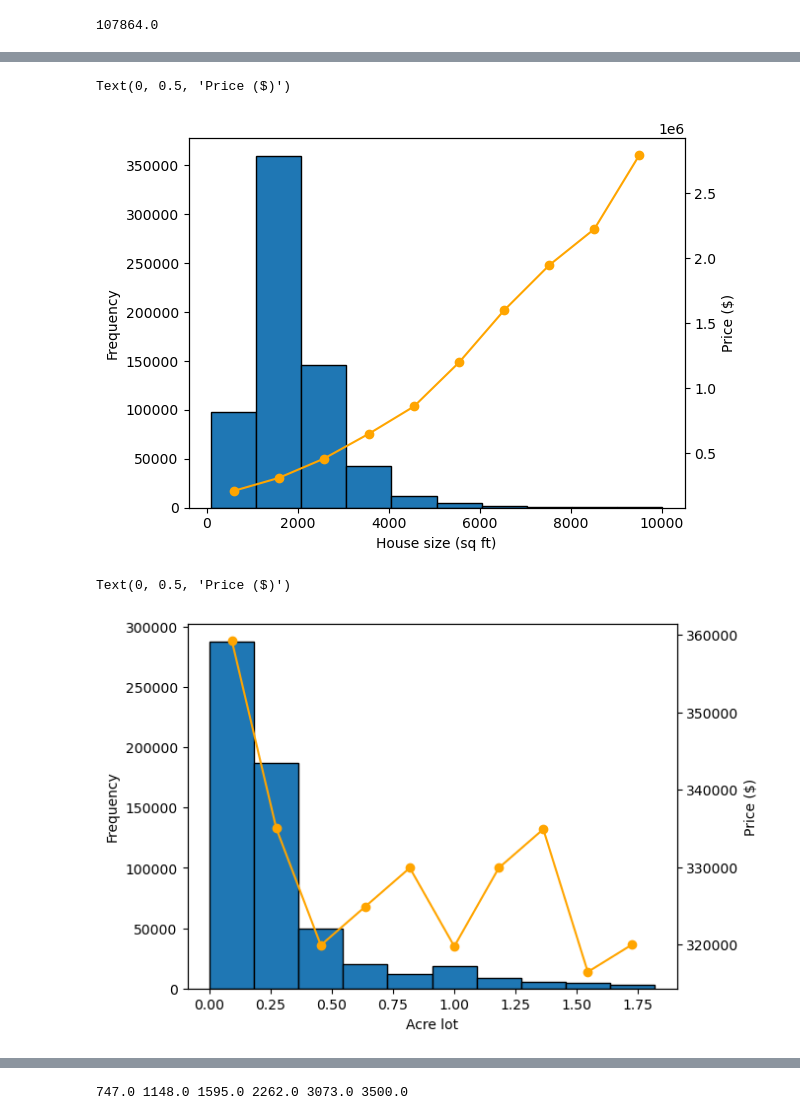
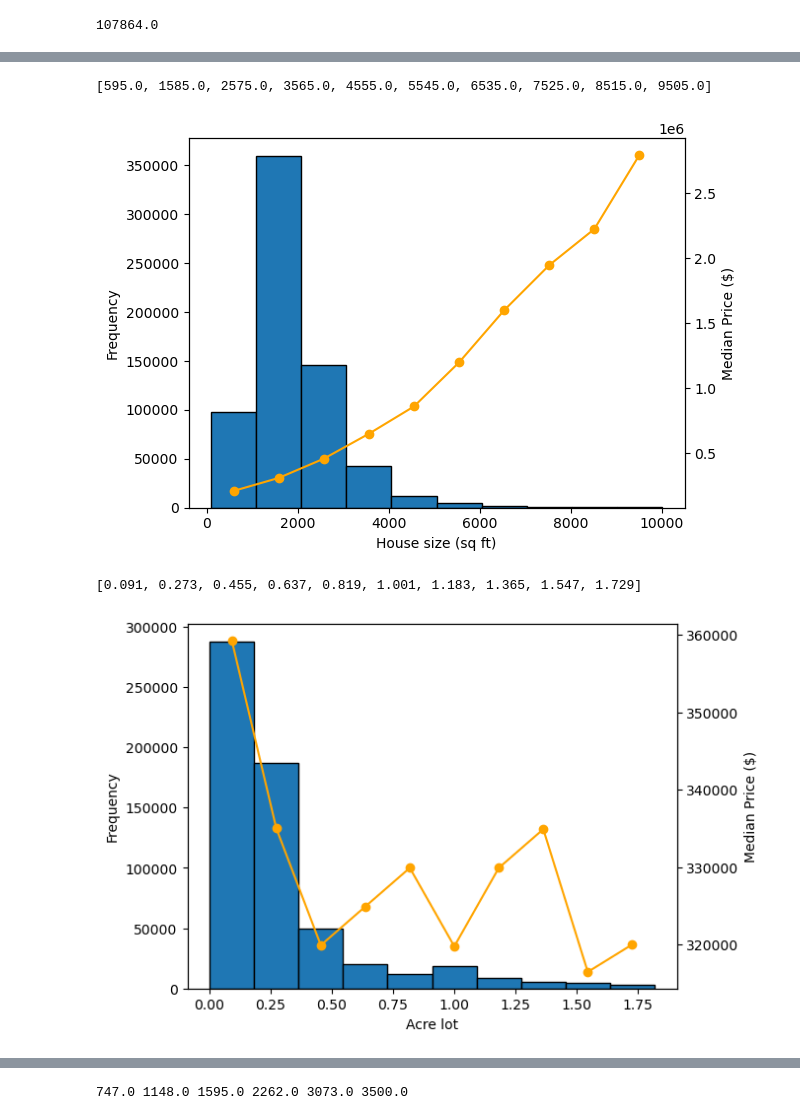
Before and after one commit to luke-dillon/PlacementProject, a Jupyter notebook: cleaning.ipynb, the cells around one changed output, grey strips where cells are left out. Cells and saved outputs as stored; diff of their text form; code cells hidden in the pictures.

```diff
--- a/cleaning.ipynb
+++ b/cleaning.ipynb
@@ -233,21 +146,22 @@ Text(0, 0.5, 'Price ($)')
 # %%
 # House size univariate
 fig, ax = plt.subplots()
 
 hist_size = ax.hist(sold_merged[sold_merged.house_size <= sold_merged.house_size.quantile(0.999)].house_size, ec = 'black')
 midpts = [((hist_size[1][x] + hist_size[1][x+1])/2) for x in range(len(hist_size[1])-1)]
 prices = [sold_merged[(sold_merged.house_size >= hist_size[1][x]) & (sold_merged.house_size < hist_size[1][x+1])].price.median() for x in range(len(hist_size[1])-1)]
 # ax.set_xticks(ticks = midpts, labels = midpts)
 ax.set_xlabel('House size (sq ft)')
 ax.set_ylabel('Frequency')
 # ax.set_yscale('log')
 ax2 = ax.twinx()
 ax2.plot(midpts, prices, color = 'orange')
 ax2.scatter(midpts, prices, color = 'orange')
-ax2.set_ylabel('Price ($)')
+ax2.set_ylabel('Median Price ($)')
+print(midpts)
 # %% [output]
-Text(0, 0.5, 'Price ($)')
+[595.0, 1585.0, 2575.0, 3565.0, 4555.0, 5545.0, 6535.0, 7525.0, 8515.0, 9505.0]
-[figure, old version]
+[figure, new version]
 # %%
 # Acre lot univariate
 fig, ax = plt.subplots()
@@ -262,10 +176,11 @@ ax.set_ylabel('Frequency')
 ax2 = ax.twinx()
 ax2.plot(midpts, prices, color = 'orange')
 ax2.scatter(midpts, prices, color = 'orange')
-ax2.set_ylabel('Price ($)')
+ax2.set_ylabel('Median Price ($)')
+print(midpts)
 # %% [output]
-Text(0, 0.5, 'Price ($)')
+[0.091, 0.273, 0.455, 0.637, 0.819, 1.001, 1.183, 1.365, 1.547, 1.729]
-[figure, old version]
+[figure, new version]
 # %%
 # Average temp univariate
 fig, ax = plt.subplots()
```
Also changed, not shown: parts of 31 cells of this notebook.
